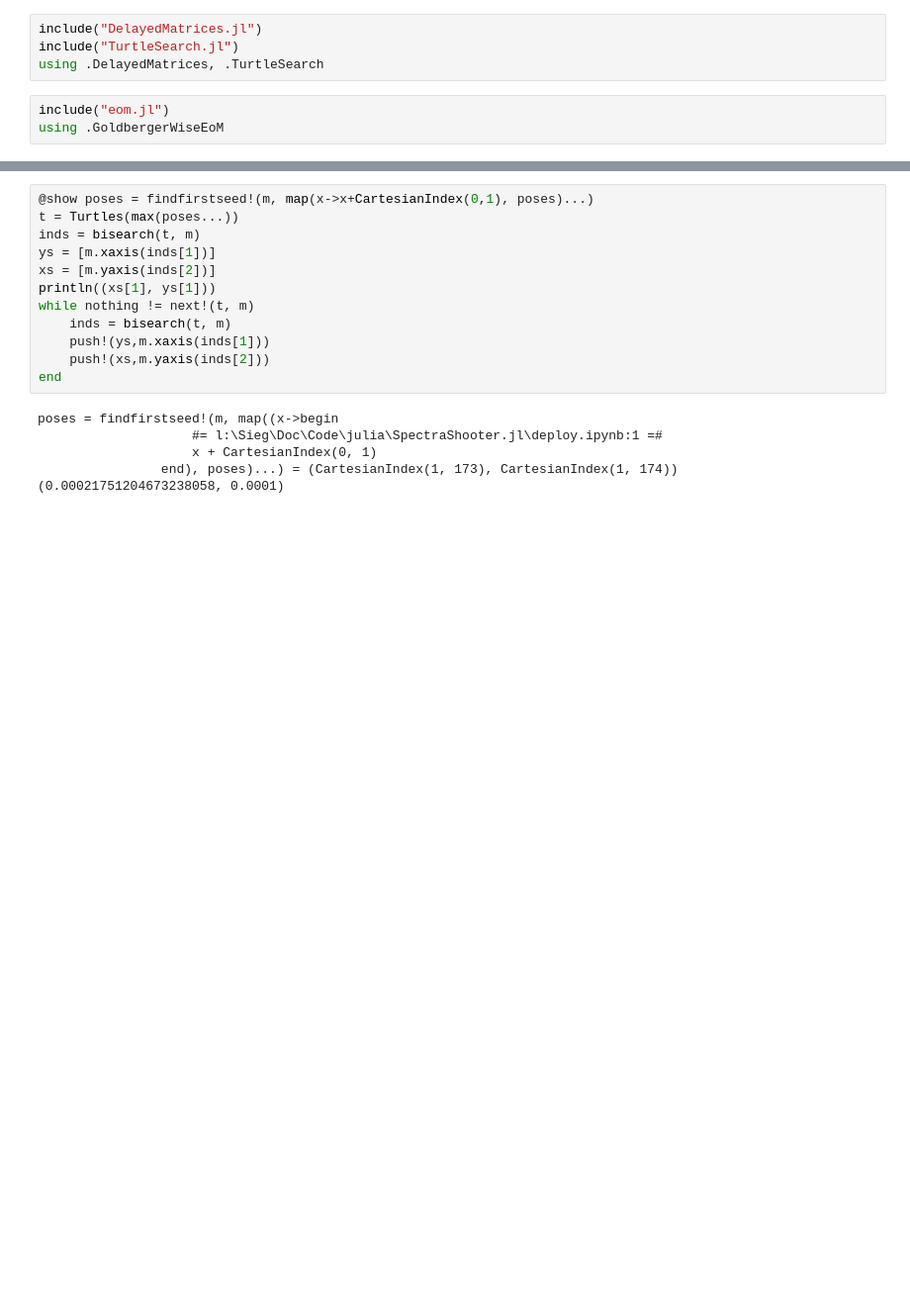
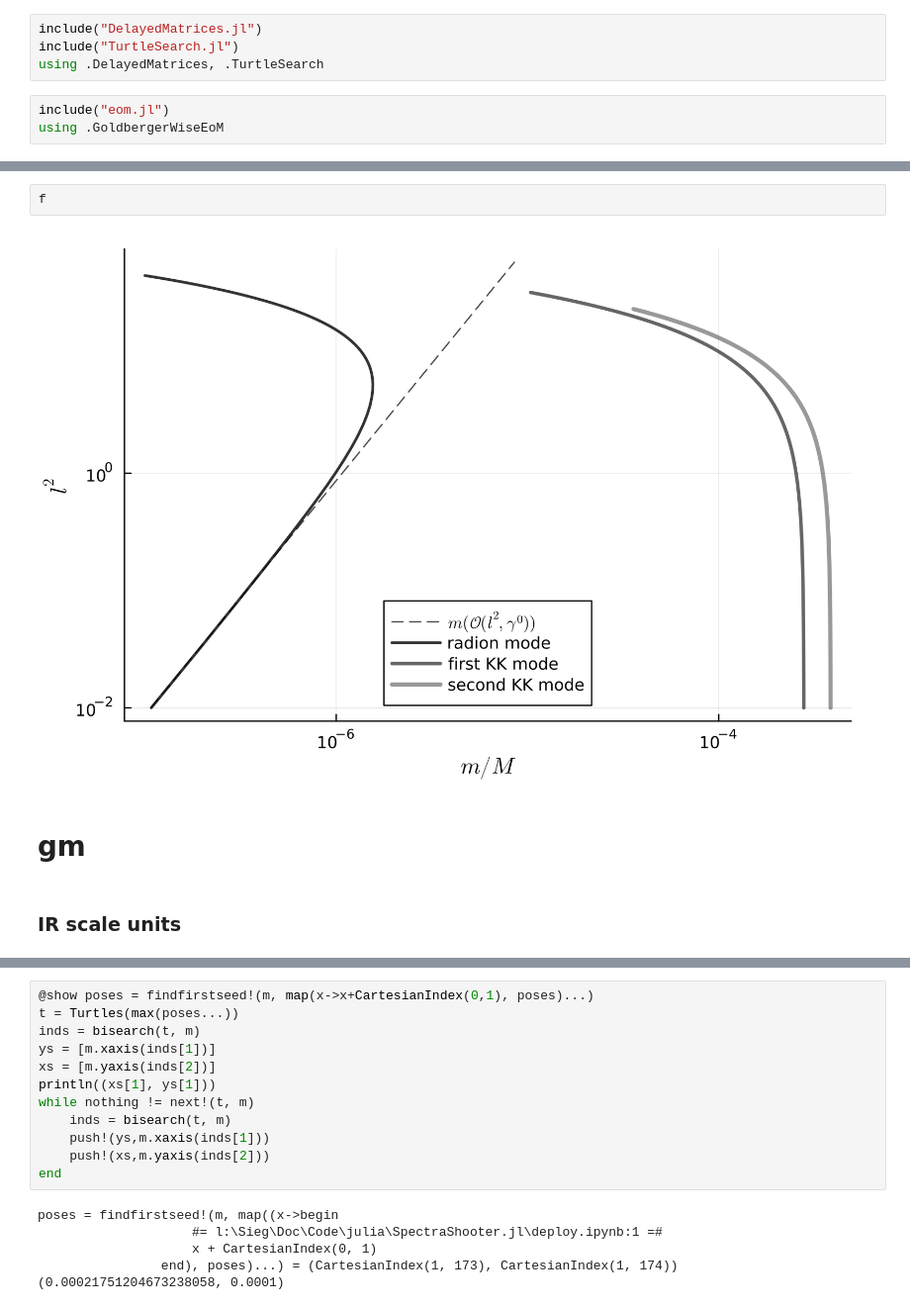
Before and after one commit to yardw/SpectraShooter.jl, a Jupyter notebook: deploy.ipynb, the cells around one changed output, grey strips where cells are left out. Shown at 99% size. Saved outputs shown, nothing was run; the diff lists cells and outputs as text; blank space fills up the shorter version.

Commit message:
add IR scale fig

```diff
--- a/deploy.ipynb
+++ b/deploy.ipynb
@@ -16,0 +262,8 @@ paramsearch_l2_m2 (generic function with 1 method)
+# %%
+f
+# %% [output]
+[figure, added]
+# %% [markdown]
+# gm
+# %% [markdown]
+### IR scale units
```
Also changed, not shown: parts of 45 cells of this notebook, 11 other files.
